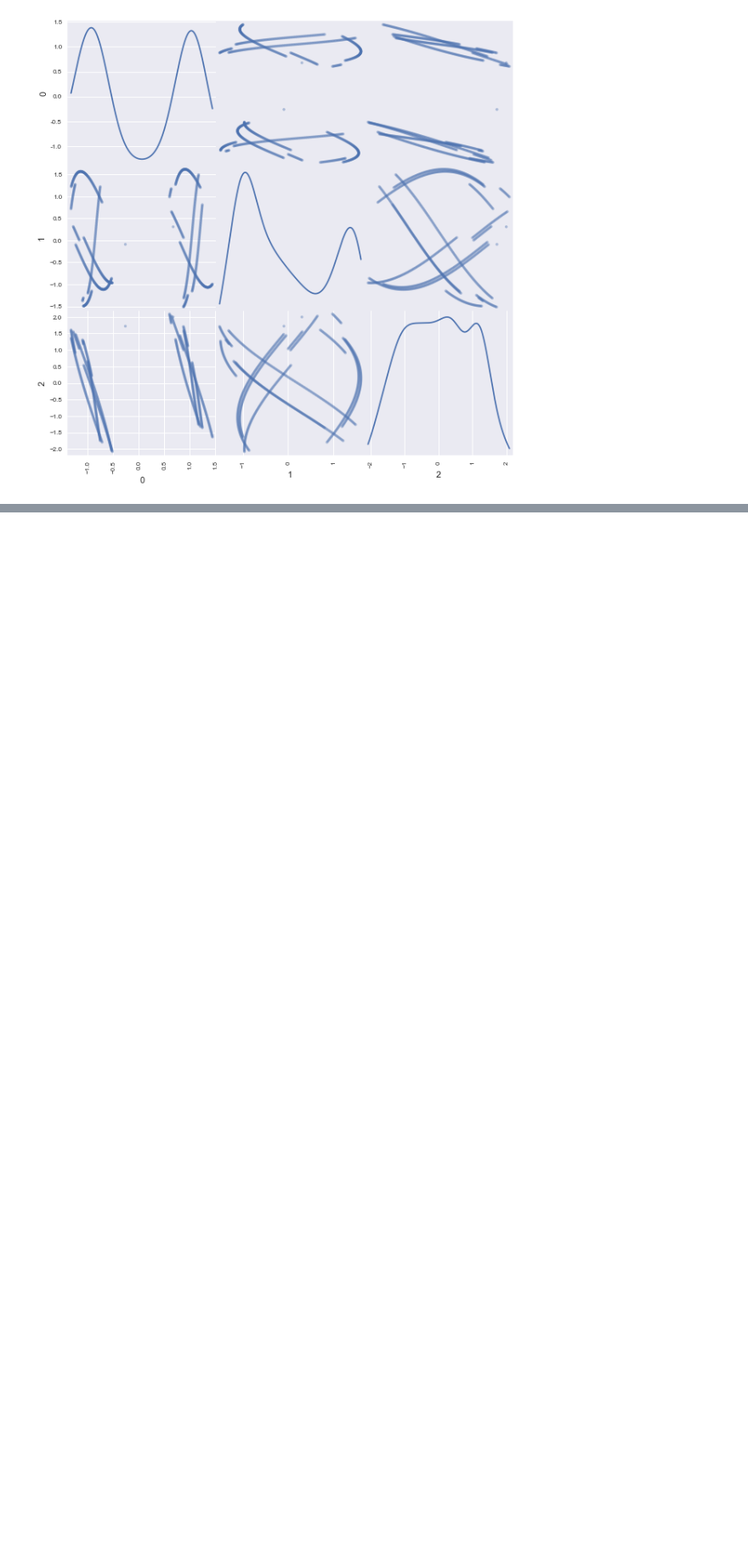
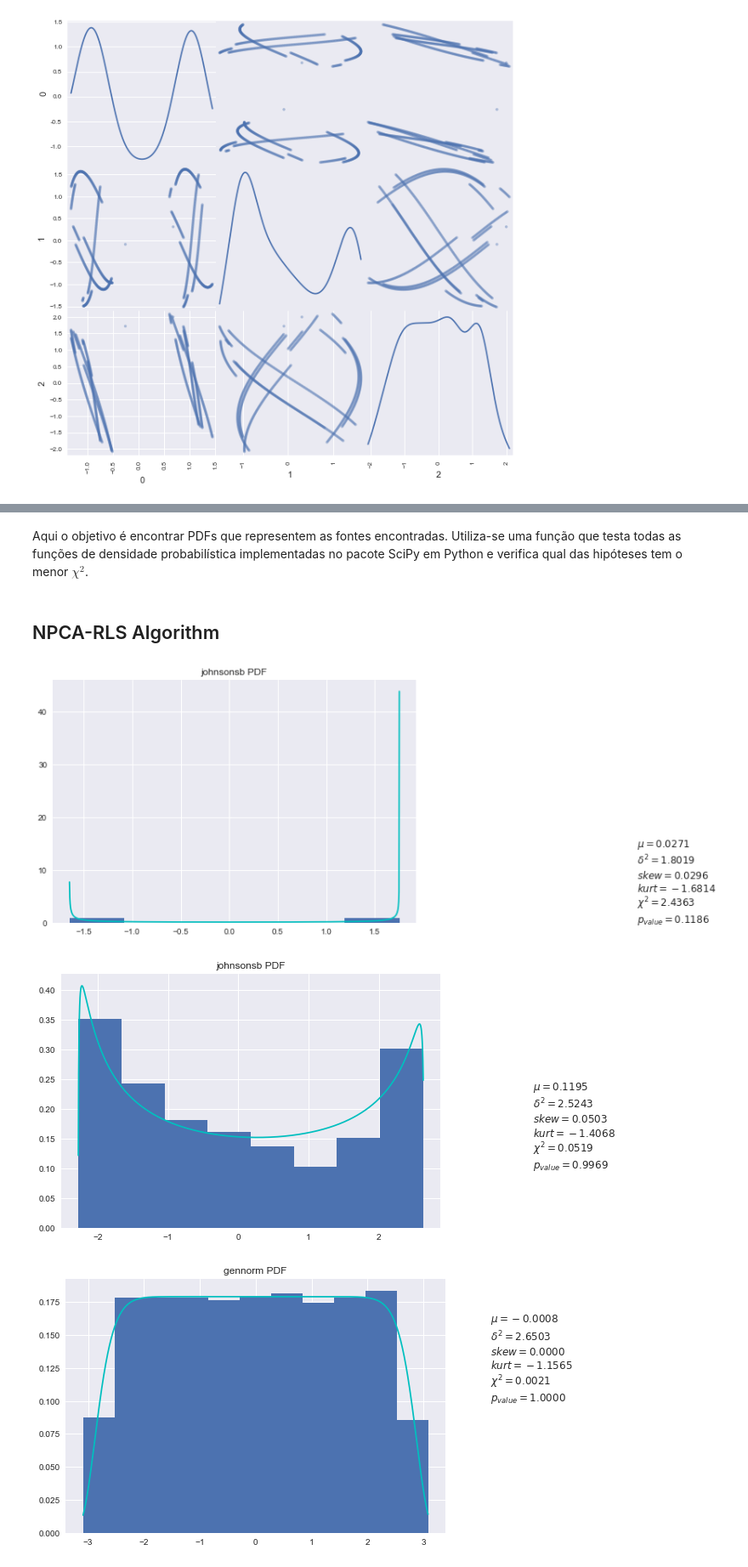
Before and after one commit to crucis/ICA, a Jupyter notebook: Exercicio 9 - 1000.ipynb, the cells around one changed output, grey strips where cells are left out. Shown at 85% size. Drawn from its saved outputs; the diff is of its cells as text; code cells hidden in the pictures; blank space fills up the shorter version.

```diff
--- a/Exercicio 9 - 1000.ipynb
+++ b/Exercicio 9 - 1000.ipynb
@@ -148,0 +153,11 @@ plot_MutualInformation(mixtures, y = yFeedforward, KDE = True)
+# %% [markdown]
+Aqui o objetivo é encontrar PDFs que representem as fontes encontradas. Utiliza-se uma função que testa todas as funções de densidade probabilística implementadas no pacote SciPy em Python e verifica qual das hipóteses tem o menor $\chi ^2$.
+# %% [markdown]
+## NPCA-RLS Algorithm
+# %%
+for i, y in enumerate(yNPCA):
+    graph_fittedData(y)
+# %% [output]
+[figure, added]
+[figure, added]
+[figure, added]
```
Also changed, not shown: parts of 14 cells of this notebook, 2 other files.
